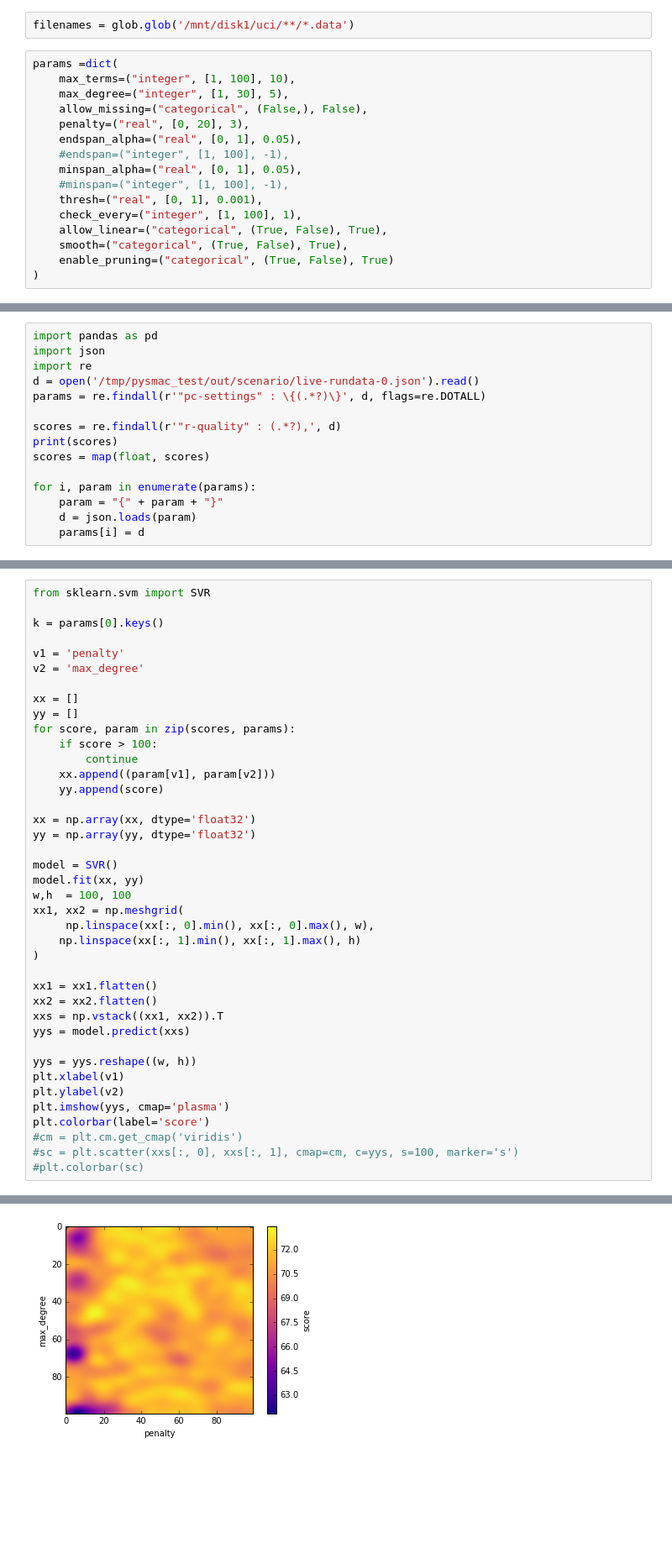
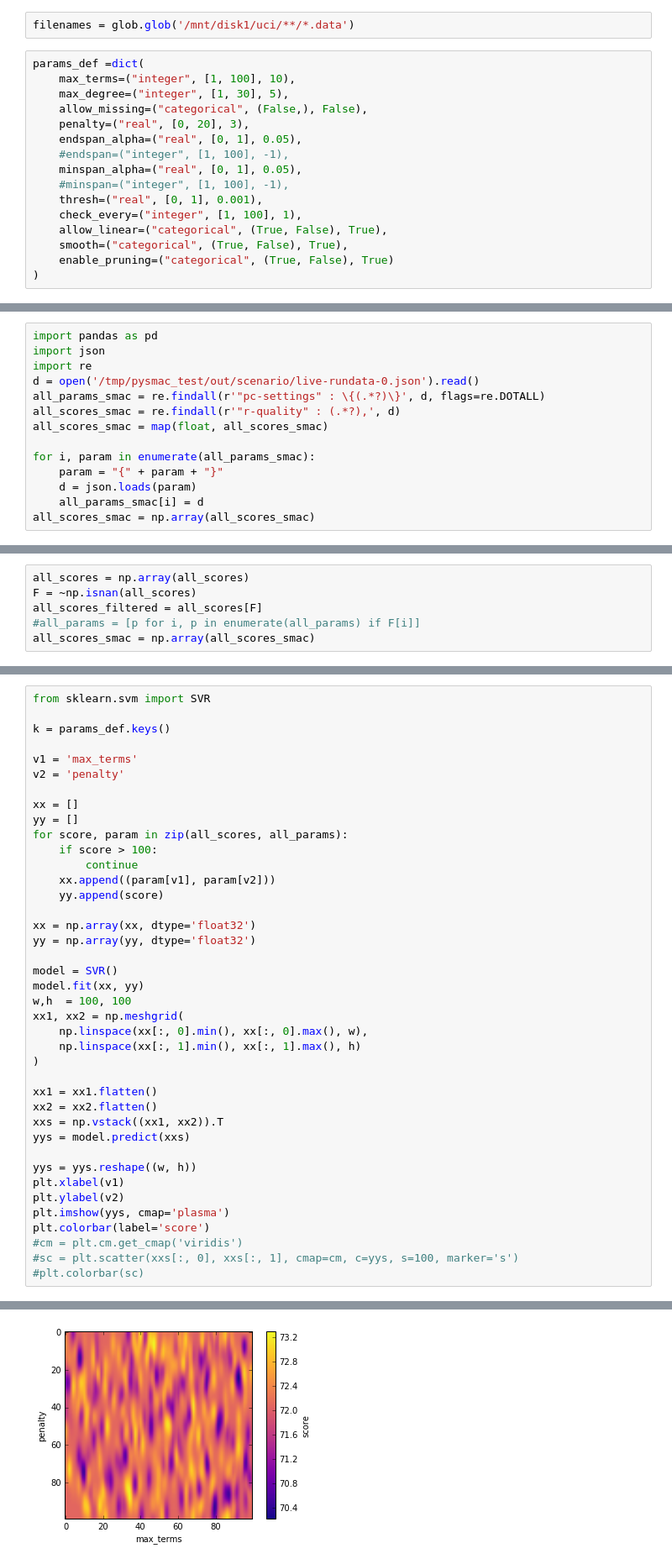
Before and after one commit to mehdidc/fun, a Jupyter notebook: ipynb/earth-uci.ipynb, the cells around one changed output, grey strips where cells are left out. Shown at 84% size. Drawn from its saved outputs; the diff is of its cells as text; blank space fills up the shorter version.

```diff
--- a/ipynb/earth-uci.ipynb
+++ b/ipynb/earth-uci.ipynb
@@ -8,7 +9,7 @@ import matplotlib.pyplot as plt
 # %%
 filenames = glob.glob('/mnt/disk1/uci/**/*.data')
 # %%
-params =dict(
+params_def =dict(
     max_terms=("integer", [1, 100], 10),
     max_degree=("integer", [1, 30], 5),
     allow_missing=("categorical", (False,), False),
@@ -84,13 +126,12 @@ import pandas as pd
 import json
 import re
 d = open('/tmp/pysmac_test/out/scenario/live-rundata-0.json').read()
-params = re.findall(r'"pc-settings" : \{(.*?)\}', d, flags=re.DOTALL)
+all_params_smac = re.findall(r'"pc-settings" : \{(.*?)\}', d, flags=re.DOTALL)
+all_scores_smac = re.findall(r'"r-quality" : (.*?),', d)
+all_scores_smac = map(float, all_scores_smac)
 
-scores = re.findall(r'"r-quality" : (.*?),', d)
-print(scores)
-scores = map(float, scores)
-
-for i, param in enumerate(params):
+for i, param in enumerate(all_params_smac):
     param = "{" + param + "}"
     d = json.loads(param)
-    params[i] = d
+    all_params_smac[i] = d
+all_scores_smac = np.array(all_scores_smac)
@@ -98,0 +144,6 @@ for i, param in enumerate(params):
+# %%
+all_scores = np.array(all_scores)
+F = ~np.isnan(all_scores)
+all_scores_filtered = all_scores[F]
+#all_params = [p for i, p in enumerate(all_params) if F[i]]
+all_scores_smac = np.array(all_scores_smac)
@@ -99,43 +161,43 @@ for i, param in enumerate(params):
 # %%
 from sklearn.svm import SVR
 
-k = params[0].keys()
+k = params_def.keys()
 
-v1 = 'penalty'
-v2 = 'max_degree'
+v1 = 'max_terms'
+v2 = 'penalty'
 
 xx = []
 yy = []
-for score, param in zip(scores, params):
+for score, param in zip(all_scores, all_params):
     if score > 100:
         continue
     xx.append((param[v1], param[v2]))
     yy.append(score)
 
 xx = np.array(xx, dtype='float32')
 yy = np.array(yy, dtype='float32')
 
 model = SVR()
 model.fit(xx, yy)
 w,h  = 100, 100
 xx1, xx2 = np.meshgrid(
-     np.linspace(xx[:, 0].min(), xx[:, 0].max(), w),
+    np.linspace(xx[:, 0].min(), xx[:, 0].max(), w),
     np.linspace(xx[:, 1].min(), xx[:, 1].max(), h)
 )
 
 xx1 = xx1.flatten()
 xx2 = xx2.flatten()
 xxs = np.vstack((xx1, xx2)).T
 yys = model.predict(xxs)
 
 yys = yys.reshape((w, h))
 plt.xlabel(v1)
 plt.ylabel(v2)
 plt.imshow(yys, cmap='plasma')
 plt.colorbar(label='score')
 #cm = plt.cm.get_cmap('viridis')
 #sc = plt.scatter(xxs[:, 0], xxs[:, 1], cmap=cm, c=yys, s=100, marker='s')
 #plt.colorbar(sc)
 # %% [output]
 <matplotlib.colorbar.Colorbar at 0x...>
-[figure, old version]
+[figure, new version]
```
Also changed, not shown: parts of 9 cells of this notebook, 8 other files.
